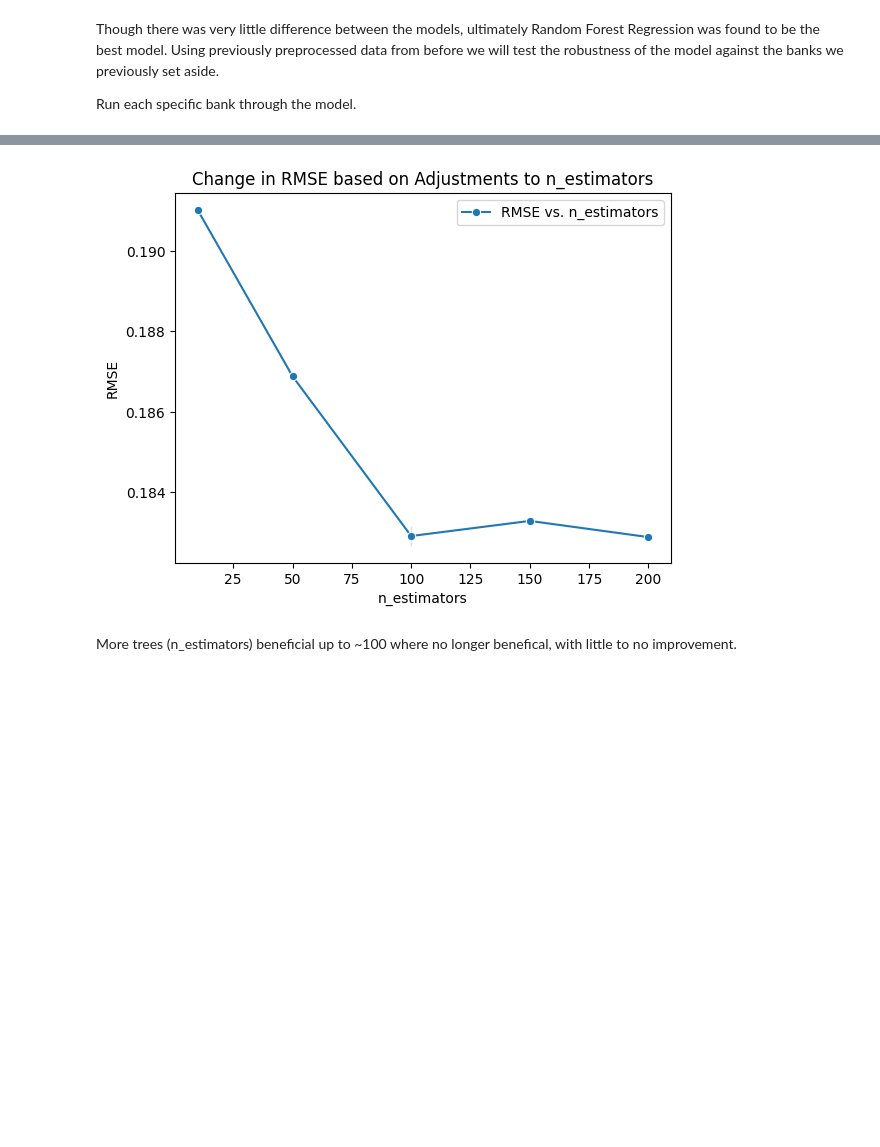
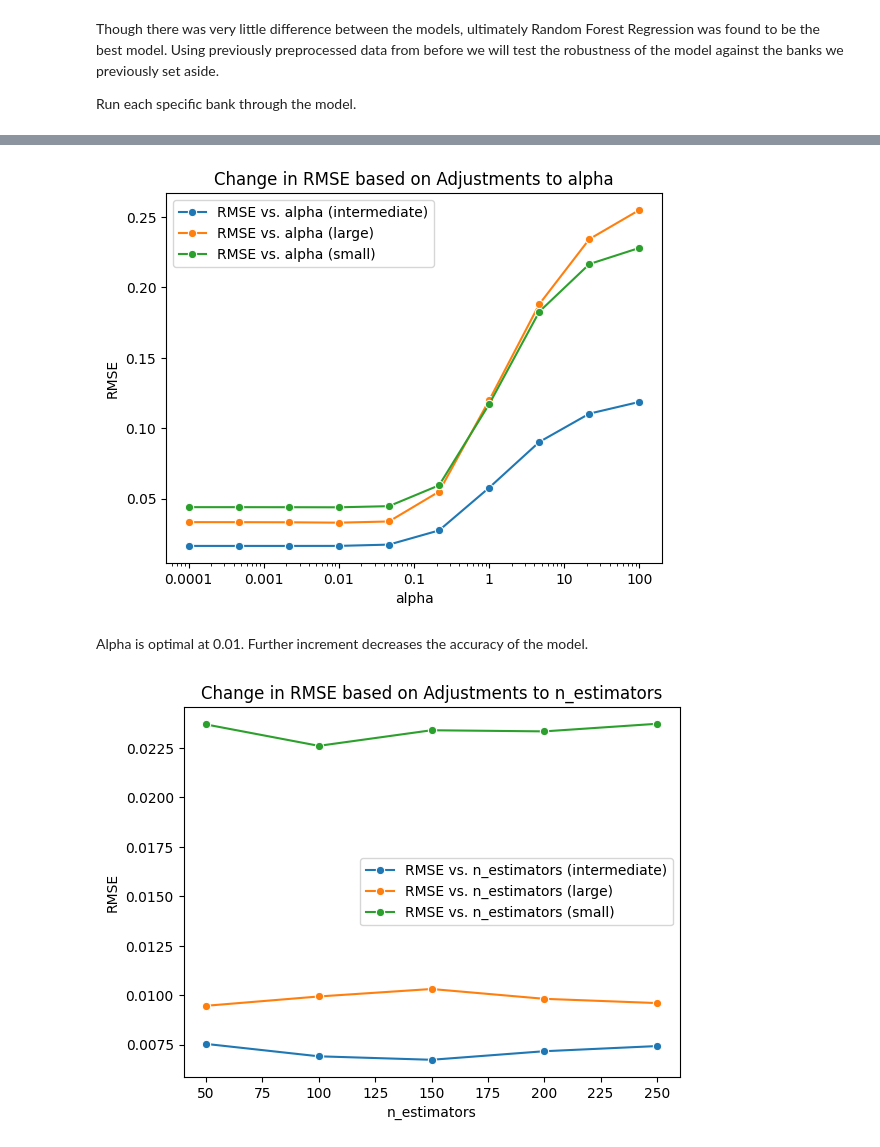
Before and after one commit to hughdingb58/deposit_size_prediction, a Jupyter notebook: Robustness_Sensitivity_Analysis.ipynb, the cells around one changed output, grey strips where cells are left out. Saved outputs shown, nothing was run; the diff lists cells and outputs as text; code cells hidden in the pictures; blank space fills up the shorter version.

```diff
--- a/Robustness_Sensitivity_Analysis.ipynb
+++ b/Robustness_Sensitivity_Analysis.ipynb
@@ -215,6 +294 @@ Parameters adjusted will be n_estimators and/or max_depth
-# %%
-X = df[selected_features]
-y = df['total_deposits']
-
-X_train, X_test, y_train, y_test = train_test_split(X, y, test_size=0.2, random_state=42)
 # %%
@@ -244,0 +368,24 @@ results_df = pd.DataFrame(results)
+# %%
+# Ridge Regression
+
+alpha_range = np.logspace(-4, 2, 10)
+results_ridge = []
+
+for category in lagged_df['category'].unique():
+    df_cat = lagged_df[lagged_df['category'] == category]
+    X = df_cat[selected_features]
+    y = df_cat['total_deposits']
+    X_train, X_test, y_train, y_test = train_test_split(X, y, test_size=0.2, random_state=42)
+
+    # Loop over each alpha value
+    for alpha in alpha_range:
+        model = Ridge(alpha=alpha, max_iter=10000)
+        model.fit(X_train, y_train)
+        y_pred = model.predict(X_test)
+
+        rmse = mean_squared_error(y_test, y_pred, squared=False)
+        r2 = r2_score(y_test, y_pred)
+        results_ridge.append({'category': category,'alpha': alpha, 'max_iter': 10000, 'RMSE': rmse, 'R2': r2})
+
+results_ridge = pd.DataFrame(results_ridge)
+results_ridge
@@ -245,9 +410,23 @@ results_df = pd.DataFrame(results)
+# %%
+sns.lineplot(data=results_ridge[0:10], x='alpha', y='RMSE', marker='o', label='RMSE vs. alpha (intermediate)' )
+sns.lineplot(data=results_ridge[10:20], x='alpha', y='RMSE', marker='o', label='RMSE vs. alpha (large)')
+sns.lineplot(data=results_ridge[20:], x='alpha', y='RMSE', marker='o', label='RMSE vs. alpha (small)')
+plt.xscale('log')
+plt.xticks(ticks=[0.0001, 0.001, 0.01, 0.1, 1, 10, 100], labels=['0.0001', '0.001', '0.01', '0.1', '1', '10', '100'])
+plt.title("Change in RMSE based on Adjustments to alpha")
+plt.legend()
+plt.show()
+# %% [output]
+[figure, added]
+# %% [markdown]
+Alpha is optimal at 0.01. Further increment decreases the accuracy of the model.
 # %%
-sns.lineplot(data=results_df, x='n_estimators', y='RMSE', marker='o', label='RMSE vs. n_estimators')
+sns.lineplot(data=results_random_forest_n_estimators[:5], x='n_estimators', y='RMSE', marker='o', label='RMSE vs. n_estimators (intermediate)')
+sns.lineplot(data=results_random_forest_n_estimators[5:10], x='n_estimators', y='RMSE', marker='o', label='RMSE vs. n_estimators (large)')
+sns.lineplot(data=results_random_forest_n_estimators[10:], x='n_estimators', y='RMSE', marker='o', label='RMSE vs. n_estimators (small)')
+
 plt.title("Change in RMSE based on Adjustments to n_estimators")
 plt.legend()
 plt.show()
 # %% [output]
-[figure, old version]
+[figure, new version]
-# %% [markdown]
-More trees (n_estimators) beneficial up to ~100 where no longer benefical, with little to no improvement.
```
Also changed, not shown: parts of 20 cells of this notebook.
